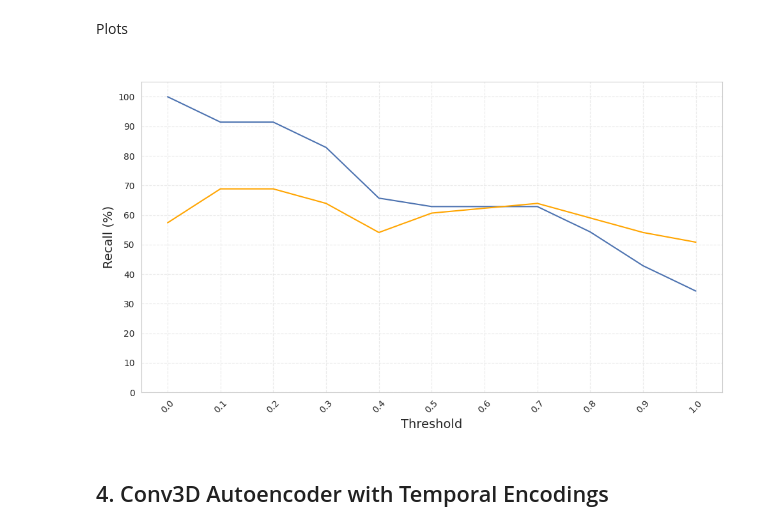
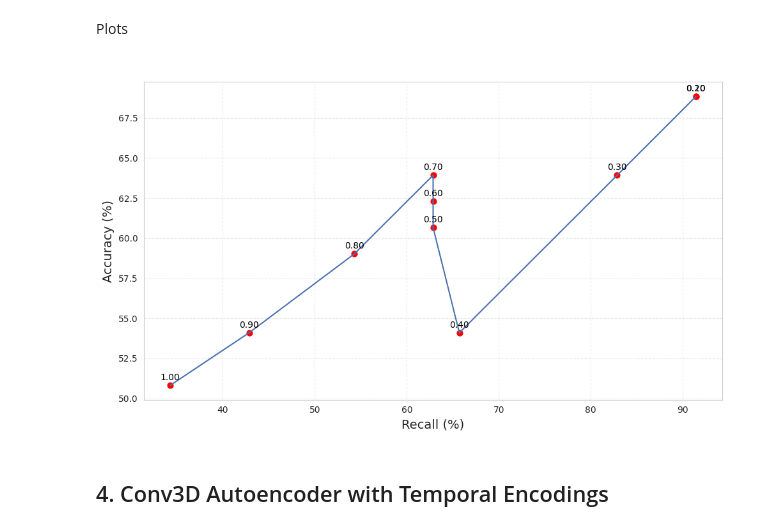
Before and after one commit to bhumikasadbhave/Master-Thesis-SITS, a Jupyter notebook: Experimentation/threshold-experimentation.ipynb, the cells around one changed output. Saved outputs shown, nothing was run; the diff lists cells and outputs as text; code cells hidden in the pictures.

```diff
--- a/Experimentation/threshold-experimentation.ipynb
+++ b/Experimentation/threshold-experimentation.ipynb
@@ -106,11 +109,13 @@ Clustering Accuracy: Convert sub-patch level labels to patch-level labels and co
 thresholds = [round(x, 2) for x in np.arange(0.0, 1.1, 0.1)]
 accuracies_kmeans = []
 recalls_kmeans = []
+precisions_kmeans = []
 
 for t in thresholds:
     disease, acc, precision, recall, f1_score, f2_score = evaluate_clustering_metrics(eval_coord_fn, eval_subpatch_predictions, config.labels_path, t)
     accuracies_kmeans.append(acc)
     recalls_kmeans.append(recall)
+    precisions_kmeans.append(precision)
 # %% [markdown]
 Plots
 # %%
@@ -122,6 +127,6 @@ plot_threshold_vs_metrics(thresholds, accuracies_kmeans, recalls_kmeans, " ")
 # %% [markdown]
 ### Feature extraction
 # %%
-histogram_features_eval = extract_channel_histograms(eval_subpatches, bins=5)
+histogram_features_eval = extract_global_histogram(eval_subpatches, bins=30)
 histogram_features_eval.shape # (N, T * C * bins)
 # %% [output]
@@ -141,11 +146,13 @@ Clustering Accuracy: Convert sub-patch level labels to patch-level labels and co
 thresholds = [round(x, 2) for x in np.arange(0.0, 1.1, 0.1)]
 accuracies_hist = []
 recalls_hist = []
+precisions_hist =[]
 
 for t in thresholds:
     disease, acc, precision, recall, f1_score, f2_score = evaluate_clustering_metrics(eval_coord_fn, eval_subpatch_predictions, config.labels_path, t)
     accuracies_hist.append(acc)
     recalls_hist.append(recall)
+    precisions_hist.append(precision)
 # %% [markdown]
 Plots
 # %%
@@ -244,17 +254,19 @@ Clustering Accuracy: Convert sub-patch level labels to patch-level labels and co
 thresholds = [round(x, 2) for x in np.arange(0.0, 1.1, 0.1)]
 accuracies_2d = []
 recalls_2d = []
+precisions_2d = []
 
 for t in thresholds:
     disease, acc, precision, recall, f1_score, f2_score = evaluate_clustering_metrics(eval_coord_fn, eval_subpatch_predictions, config.labels_path, t)
     accuracies_2d.append(acc)
     recalls_2d.append(recall)
+    precisions_2d.append(precision)
 # %% [markdown]
 Plots
 # %%
-plot_threshold_vs_metrics(thresholds, accuracies_2d, recalls_2d, " ")
+plot_acc_vs_recall(thresholds, accuracies_2d, recalls_2d, " ")
 # %% [output]
-[figure, old version]
+[figure, new version]
 # %% [markdown]
 ## 4. Conv3D Autoencoder with Temporal Encodings
 # %% [markdown]
```
Also changed, not shown: parts of 14 cells of this notebook, 6 other files.
